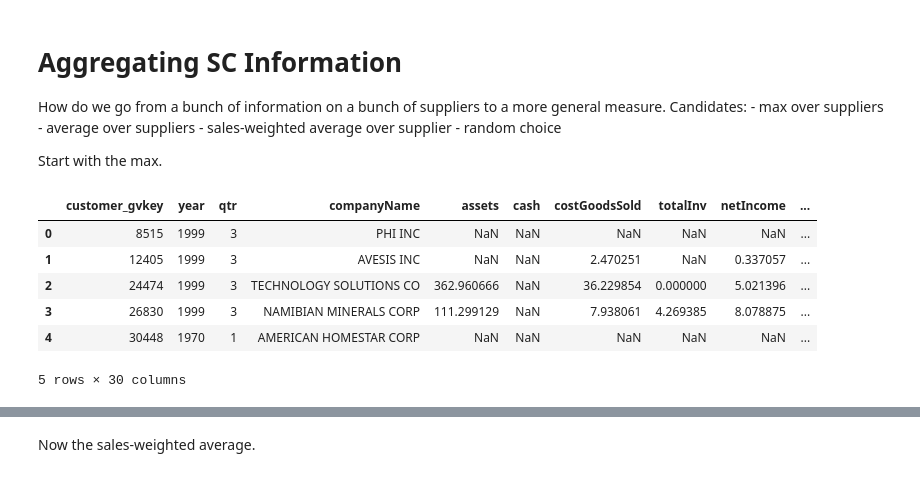
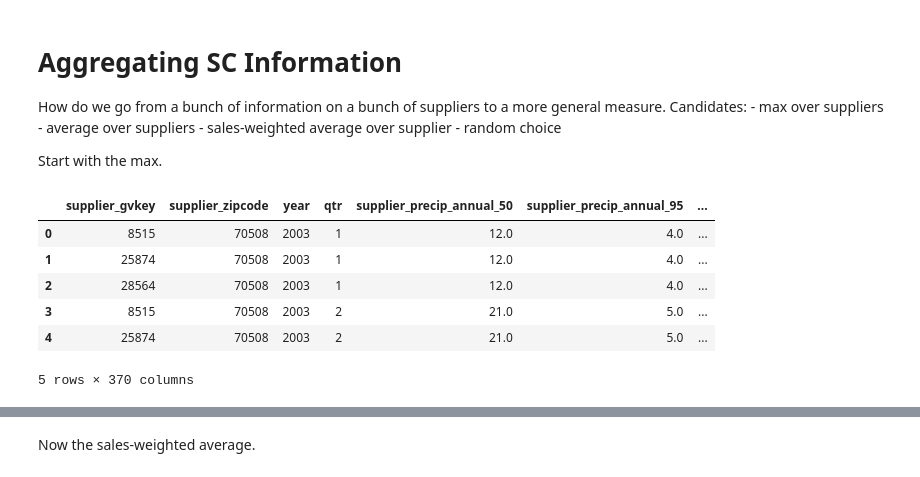
Before and after one commit to brianreed21/extremes, a Jupyter notebook: extremesCleaningCode/linkingExecute_indirect.ipynb, the cells around one changed output, grey strips where cells are left out. Cells and saved outputs as stored; diff of their text form; code cells hidden in the pictures.

```diff
--- a/extremesCleaningCode/linkingExecute_indirect.ipynb
+++ b/extremesCleaningCode/linkingExecute_indirect.ipynb
@@ -560,11 +540,12 @@ allWeather_withLags2 = pd.read_csv("../../data/companyData/allWeather_withLags_n
                            'zipcode':    'category'})
 
 
-thunderstorms_withLags = pd.read_csv("../../data/companyData/thunderstorms_withLags.csv").\
+'''thunderstorms_withLags = pd.read_csv("../../data/companyData/thunderstorms_withLags.csv").\
     drop(columns = {"Unnamed: 0", 'yearQtr'}).astype({'year':       'category',
                            'qtr':        'category',
-                           'zipcode':    'category'})
+                           'zipcode':    'category'})'''
 
-allWeather = averages.merge(thunderstorms_withLags).merge(thunderstorms_withLags).merge(allWeather_withLags2).merge(g)
+allWeather = allWeather_withLags.merge(averages).merge(allWeather_withLags2)
+#allWeather['zipcode'] = allWeather.zipcode.astype('str').str.zfill(5).astype({'zipcode': 'category'})
+
+# g will merge in when we have the gvkey
-# %%
-allWeather['zipcode'] = allWeather.zipcode.astype('str').str.zfill(5).astype({'zipcode': 'category'})
@@ -570,0 +558,8 @@ allWeather['zipcode'] = allWeather.zipcode.astype('str').str.zfill(5).astype({'z
+# %%
+supplierIdentifiers = pd.read_csv("../../data/companyData/igData.csv").drop(columns = {'Unnamed: 0'})[['gvkey',
+                        'zipcode','year','qtr']]
+
+print(supplierIdentifiers.merge(allWeather).merge(g).shape)
+
+
+supplierIdentifiers.merge(allWeather).merge(g).head()
@@ -585,13 +590,11 @@ allCustomerWeather.head()
 # %%
-allSupplierWeather = allWeather_withLags.merge(averages).\
-    merge(thunderstorms_withLags).merge(thunderstorms_withLags).merge(allWeather_withLags2).merge(g)
+allSupplierWeather = supplierIdentifiers.merge(allWeather).merge(g)
 
-# merge(g).streaks_withLags.
-
-for colname in allSupplierWeather.columns[3:]:
+for colname in allSupplierWeather.columns[4:]:
     allSupplierWeather.rename(columns = {colname: 'supplier_' + colname}, inplace = True)
 
-allSupplierWeather.rename(columns = {'zipcode': 'supplier_zipcode'}, inplace = True)
-allSupplierWeather['supplier_zipcode']     = allSupplierWeather.supplier_zipcode.astype('str').str.zfill(5)
+allSupplierWeather.rename(columns = {'zipcode': 'supplier_zipcode',
+                                 'gvkey': 'supplier_gvkey'}, inplace = True)
+# allSupplierWeather['supplier_zipcode']     = allSupplierWeather.supplier_zipcode.astype('str').str.zfill(5)
 
 allSupplierWeather.head()
@@ -629,12 +672,12 @@ How do we go from a bunch of information on a bunch of suppliers to a more gener
 
 Start with the max.
 # %%
-compustat.head()
+allSupplierWeather.head()
 # %% [output]
-|  | customer_gvkey | year | qtr | companyName | assets | cash | costGoodsSold | totalInv | netIncome | ... |
-| 0 | 8515 | 1999 | 3 | PHI INC | NaN | NaN | NaN | NaN | NaN | ... |
-| 1 | 12405 | 1999 | 3 | AVESIS INC | NaN | NaN | 2.470251 | NaN | 0.337057 | ... |
-| 2 | 24474 | 1999 | 3 | TECHNOLOGY SOLUTIONS CO | 362.960666 | NaN | 36.229854 | 0.000000 | 5.021396 | ... |
-| 3 | 26830 | 1999 | 3 | NAMIBIAN MINERALS CORP | 111.299129 | NaN | 7.938061 | 4.269385 | 8.078875 | ... |
-| 4 | 30448 | 1970 | 1 | AMERICAN HOMESTAR CORP | NaN | NaN | NaN | NaN | NaN | ... |
+|  | supplier_gvkey | supplier_zipcode | year | qtr | supplier_precip_annual_50 | supplier_precip_annual_95 | ... |
+| 0 | 8515 | 70508 | 2003 | 1 | 12.0 | 4.0 | ... |
+| 1 | 25874 | 70508 | 2003 | 1 | 12.0 | 4.0 | ... |
+| 2 | 28564 | 70508 | 2003 | 1 | 12.0 | 4.0 | ... |
+| 3 | 8515 | 70508 | 2003 | 2 | 21.0 | 5.0 | ... |
+| 4 | 25874 | 70508 | 2003 | 2 | 21.0 | 5.0 | ... |
-5 rows × 30 columns
+5 rows × 370 columns
```
Also changed, not shown: parts of 51 cells of this notebook, 11 other files.
